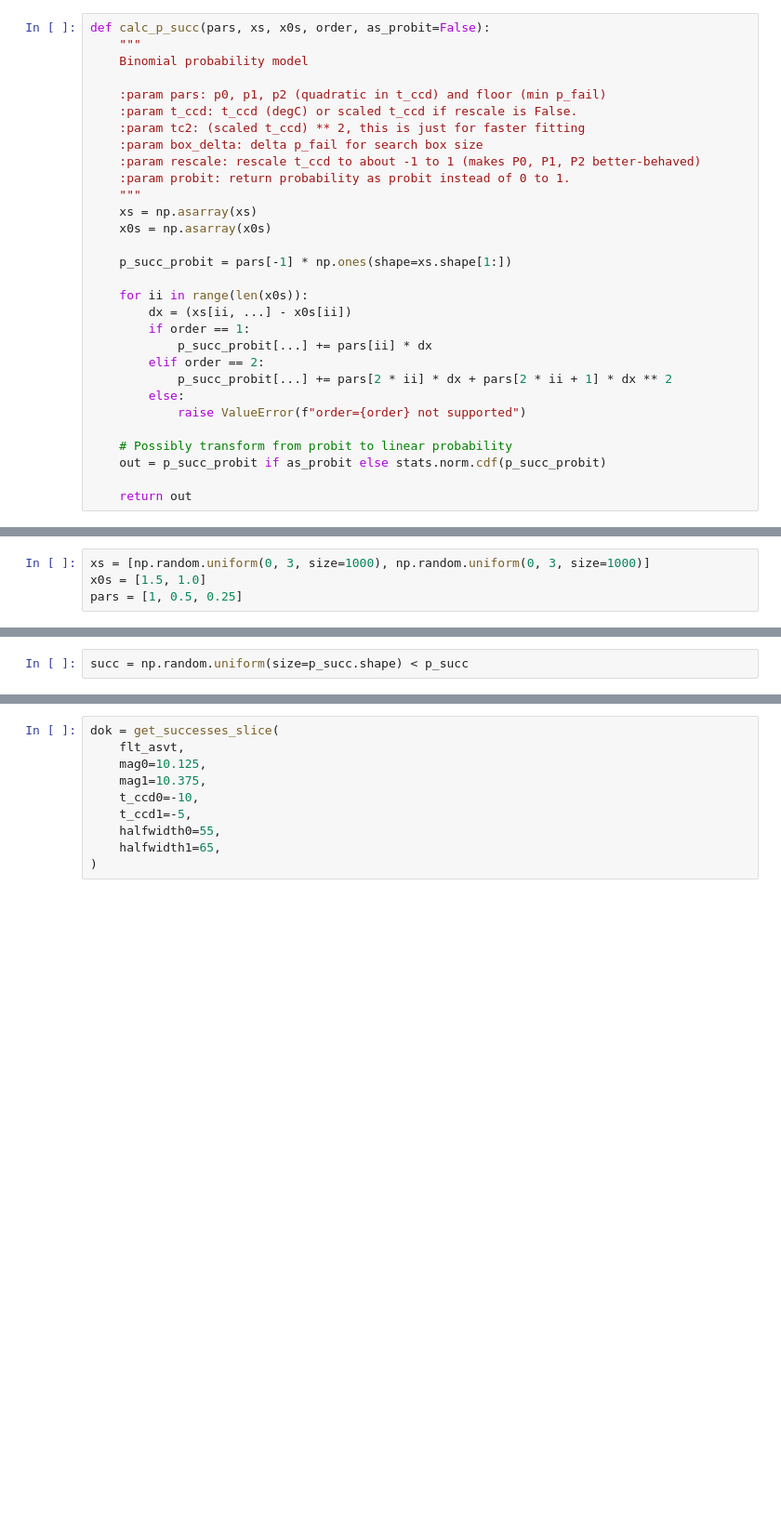
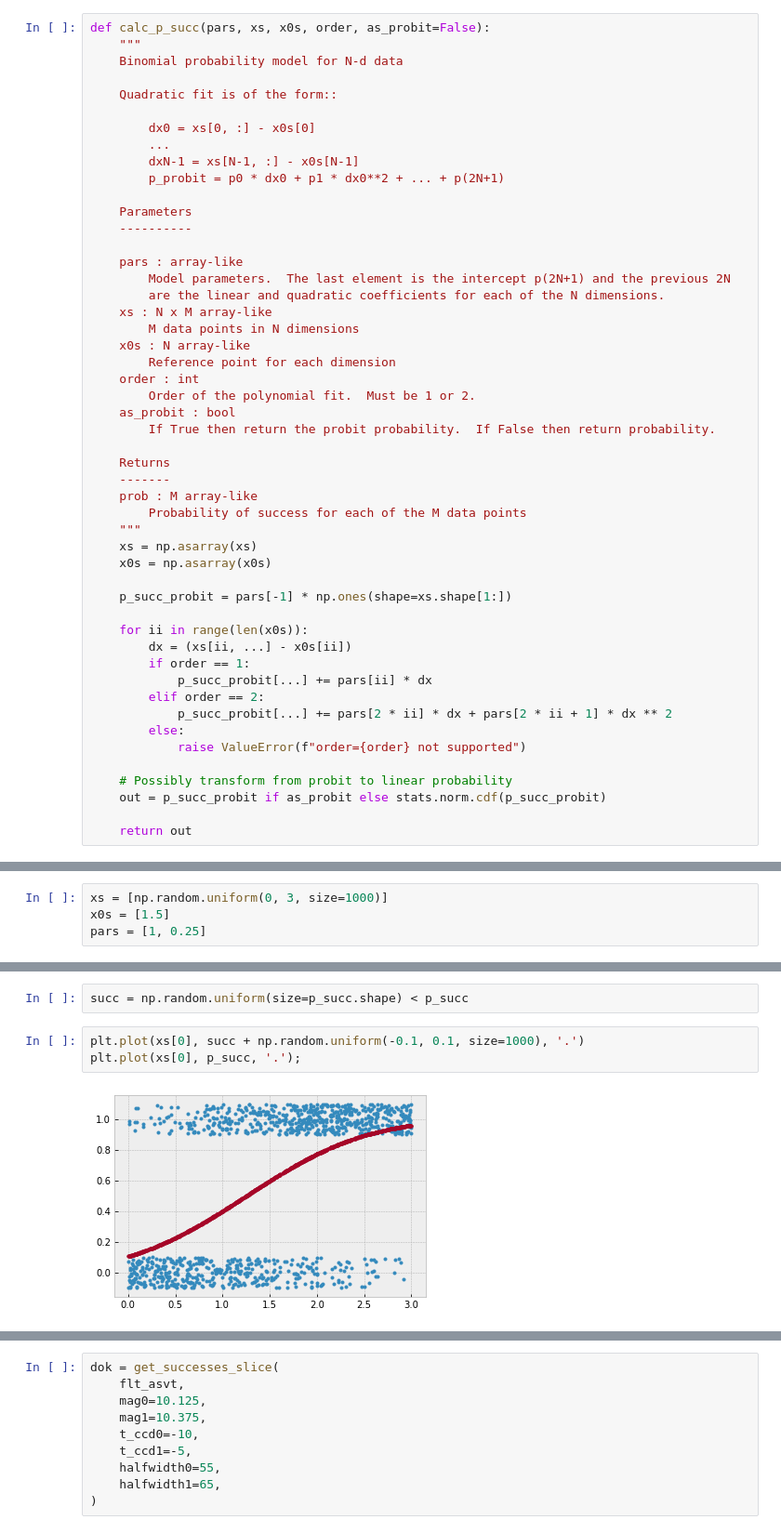
Before and after one commit to sot/aca_stats, a Jupyter notebook: fit_acq_model-2023-02-local-quadratic.ipynb, the cells around one changed output, grey strips where cells are left out. Shown at 93% size. Saved outputs shown, nothing was run; the diff lists cells and outputs as text; blank space fills up the shorter version.

Commit message:
Better

```diff
--- a/fit_acq_model-2023-02-local-quadratic.ipynb
+++ b/fit_acq_model-2023-02-local-quadratic.ipynb
@@ -160,14 +301,34 @@ def get_successes_slice(
 # %%
 def calc_p_succ(pars, xs, x0s, order, as_probit=False):
     """
-    Binomial probability model
+    Binomial probability model for N-d data
 
-    :param pars: p0, p1, p2 (quadratic in t_ccd) and floor (min p_fail)
-    :param t_ccd: t_ccd (degC) or scaled t_ccd if rescale is False.
-    :param tc2: (scaled t_ccd) ** 2, this is just for faster fitting
-    :param box_delta: delta p_fail for search box size
-    :param rescale: rescale t_ccd to about -1 to 1 (makes P0, P1, P2 better-behaved)
-    :param probit: return probability as probit instead of 0 to 1.
+    Quadratic fit is of the form::
+
+        dx0 = xs[0, :] - x0s[0]
+        ...
+        dxN-1 = xs[N-1, :] - x0s[N-1]
+        p_probit = p0 * dx0 + p1 * dx0**2 + ... + p(2N+1)
+
+    Parameters
+    ----------
+
+    pars : array-like
+        Model parameters.  The last element is the intercept p(2N+1) and the previous 2N
+        are the linear and quadratic coefficients for each of the N dimensions.
+    xs : N x M array-like
+        M data points in N dimensions
+    x0s : N array-like
+        Reference point for each dimension
+    order : int
+        Order of the polynomial fit.  Must be 1 or 2.
+    as_probit : bool
+        If True then return the probit probability.  If False then return probability.
+
+    Returns
+    -------
+    prob : M array-like
+        Probability of success for each of the M data points
     """
     xs = np.asarray(xs)
     x0s = np.asarray(x0s)
@@ -218,10 +387,15 @@ def calc_fit_stat(pars, xs, x0s, succ, order):
 # %%
-xs = [np.random.uniform(0, 3, size=1000), np.random.uniform(0, 3, size=1000)]
-x0s = [1.5, 1.0]
-pars = [1, 0.5, 0.25]
+xs = [np.random.uniform(0, 3, size=1000)]
+x0s = [1.5]
+pars = [1, 0.25]
 # %%
 p_succ = calc_p_succ(pars, xs, x0s, order=1)
 # %%
 succ = np.random.uniform(size=p_succ.shape) < p_succ
+# %%
+plt.plot(xs[0], succ + np.random.uniform(-0.1, 0.1, size=1000), '.')
+plt.plot(xs[0], p_succ, '.');
+# %% [output]
+[figure, added]
 # %%
 calc_fit_stat(pars, xs, x0s, succ, order=1)
```
Also changed, not shown: parts of 50 cells of this notebook.
